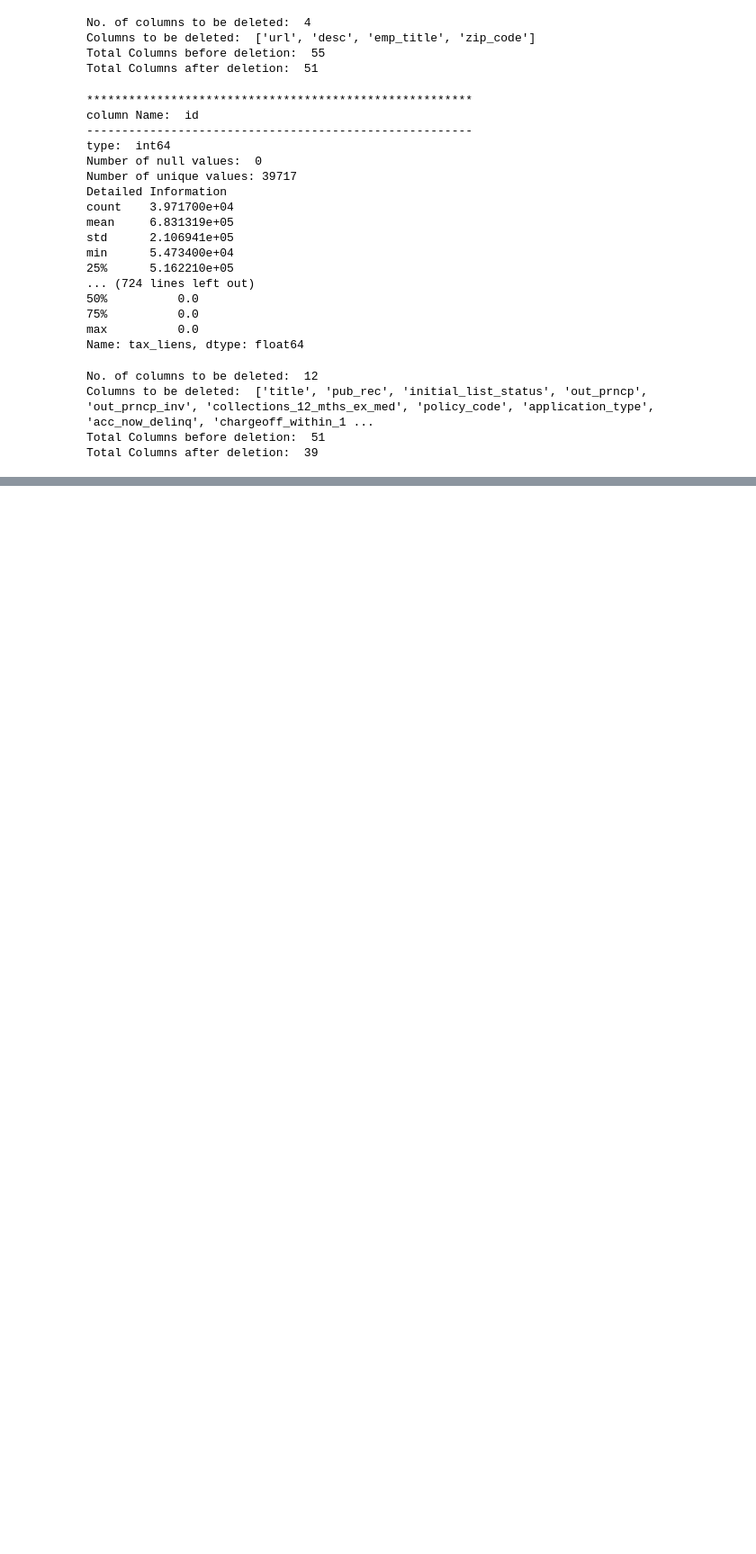
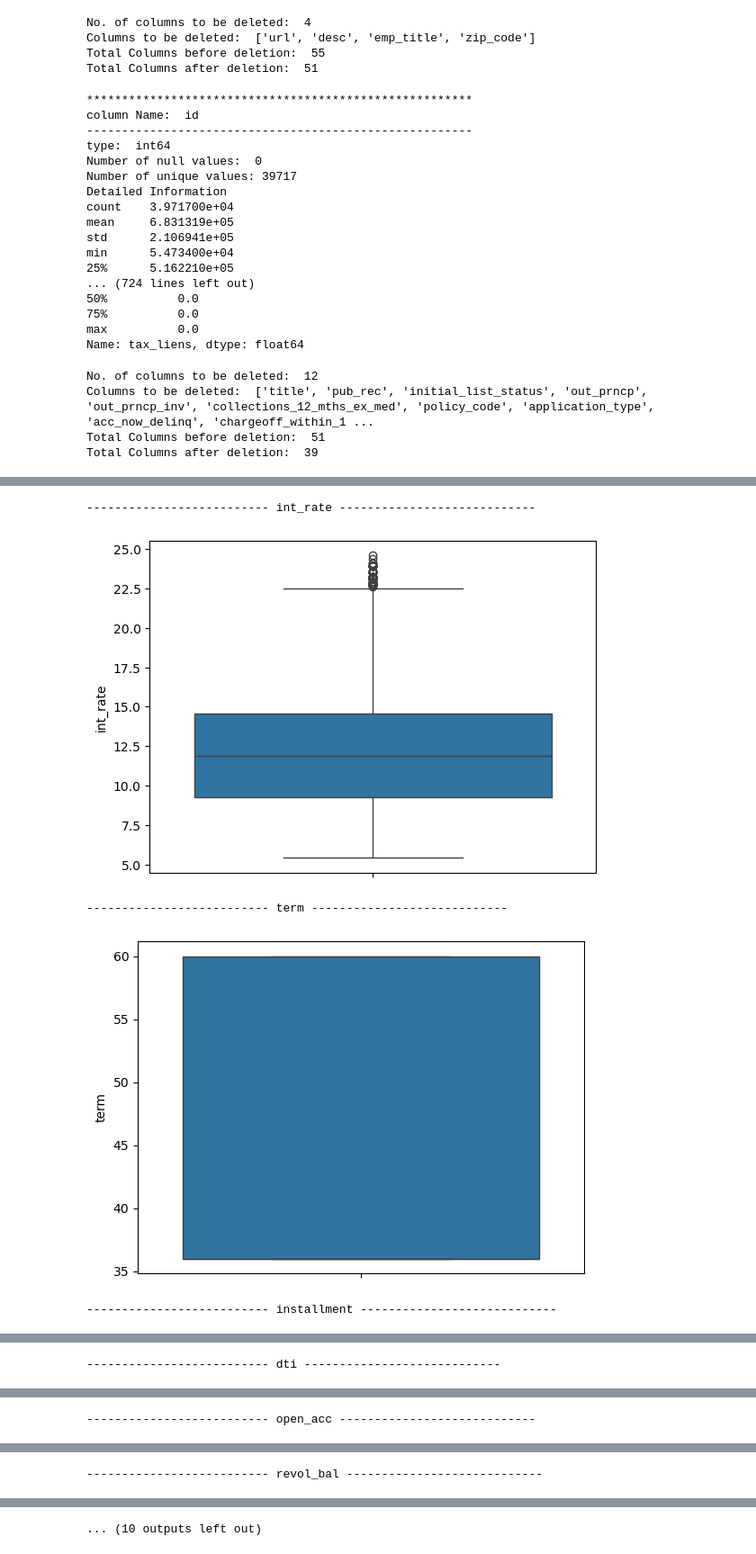
Before and after one commit to ganesh-hariraj/lending_casestudy, a Jupyter notebook: Lending_case.ipynb, the cells around one changed output, grey strips where cells are left out. Shown at 90% size. Cells and saved outputs as stored; diff of their text form; code cells hidden in the pictures; blank space fills up the shorter version.

```diff
--- a/Lending_case.ipynb
+++ b/Lending_case.ipynb
@@ -174,0 +189,11 @@ Name: annual_income, dtype: object
+# %%
+for i in num_cols:
+    print('--------------------------',i,'----------------------------')
+    sns.boxplot(ln[i])
+    pt.show()
+# %% [output]
+-------------------------- int_rate ----------------------------
+[figure, added]
+-------------------------- term ----------------------------
+[figure, added]
+-------------------------- installment ----------------------------
@@ -174,0 +201 @@ Name: annual_income, dtype: object
+-------------------------- dti ----------------------------
@@ -174,0 +203 @@ Name: annual_income, dtype: object
+-------------------------- open_acc ----------------------------
@@ -174,0 +205 @@ Name: annual_income, dtype: object
+-------------------------- revol_bal ----------------------------
@@ -174,0 +207 @@ Name: annual_income, dtype: object
+... (10 outputs left out)
```
Also changed, not shown: parts of 13 cells of this notebook, 1 other file.
